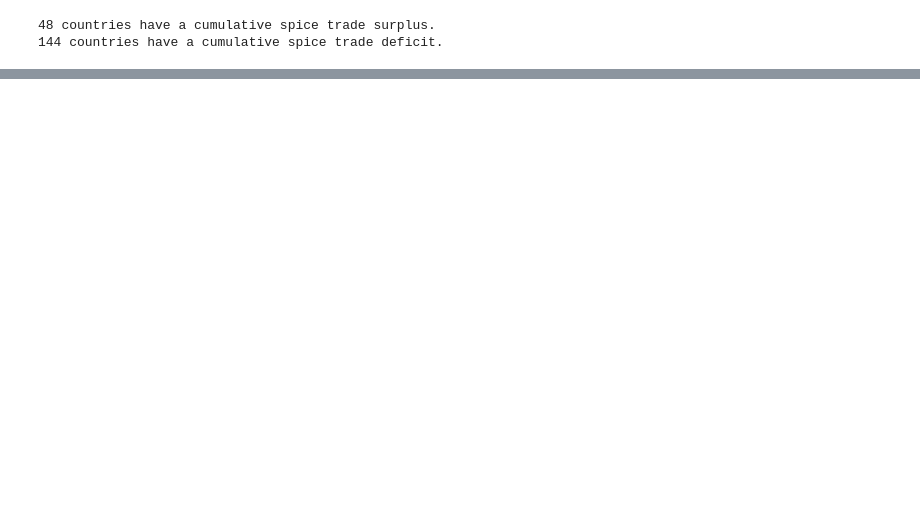
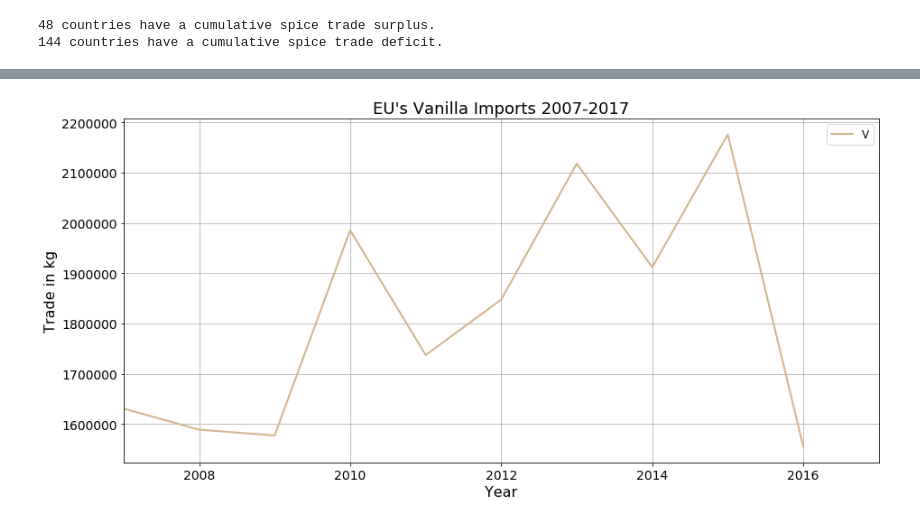
Before and after one commit to mkfrancsis/Thinkful_drills, a Jupyter notebook: Fundamentals Capstone - UN Spice Trade.ipynb, the cells around one changed output, grey strips where cells are left out. Saved outputs shown, nothing was run; the diff lists cells and outputs as text; code cells hidden in the pictures; blank space fills up the shorter version.

```diff
--- a/Fundamentals Capstone - UN Spice Trade.ipynb
+++ b/Fundamentals Capstone - UN Spice Trade.ipynb
@@ -53,5 +31,6 @@ trade.filter(regex='^Tea', axis=0)
 # %%
-trade.columns = ['country', 'year', 'commodity', 'flow', 'USD', 'kg', 'quat_name', 'quant']
+# Rename the columns to make them easier to deal with later
+trade.columns = ['country', 'year', 'commodity', 'flow', 'USD', 'kg', 'quant_name', 'quant']
 # %%
 trade.describe()
 # %% [output]
@@ -374,0 +476,26 @@ plt.show()
+# %%
+eu_vanilla_im_kg = pd.DataFrame(eu_im_df[eu_im_df['commodity'] == 'Vanilla beans'
+                                        ].groupby(['country',
+                                                   'commodity',
+                                                   'year'
+                                                  ])['kg'].sum().reset_index(drop=False)
+                               )
+
+# No data present for EU vanilla imports in 2017, reseting 0 to NaN
+eu_vanilla_im_kg.iloc[-1,[-1]] = np.nan
+
+# Plot of EU vanilla imports by kg
+plt.figure(figsize=(15,7))
+plt.plot(eu_vanilla_im_kg['year'], eu_vanilla_im_kg['kg'], linewidth=2, color='tan')
+plt.title("EU's Vanilla Imports 2007-2017", fontsize=18)
+plt.xlabel('Year', fontsize=16)
+plt.xticks(fontsize=14)
+plt.xlim(2007,2017)
+plt.ylabel('Trade in kg', fontsize=16)
+#plt.yscale('log')
+plt.yticks(fontsize=14)
+plt.legend('Vanilla', fontsize=12, loc='best')
+plt.grid()
+plt.show()
+# %% [output]
+[figure, added]
```
Also changed, not shown: parts of 55 cells of this notebook.
